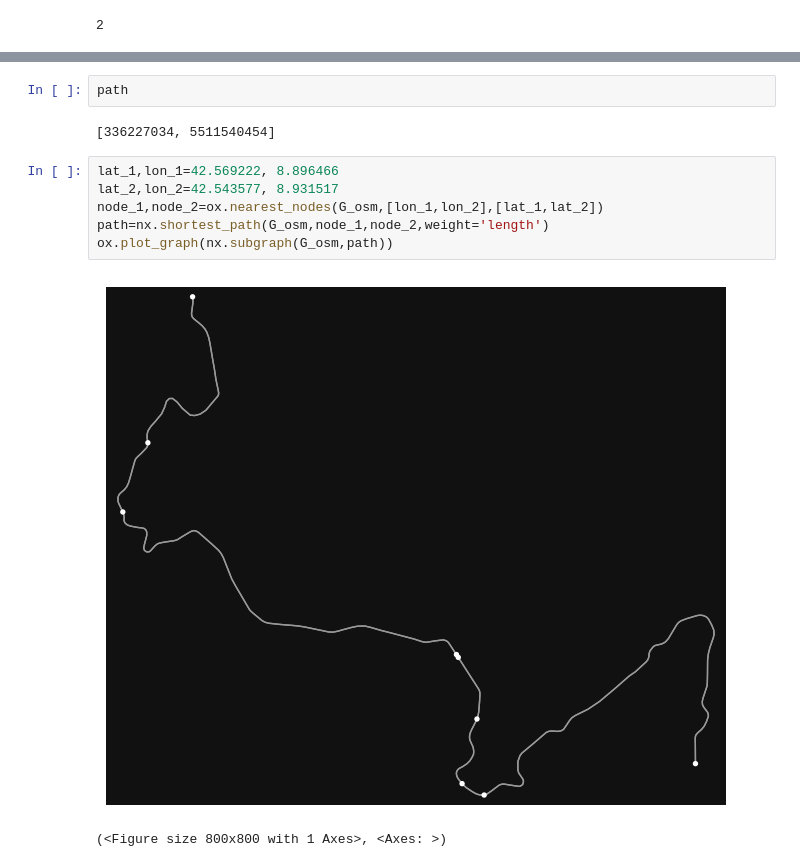
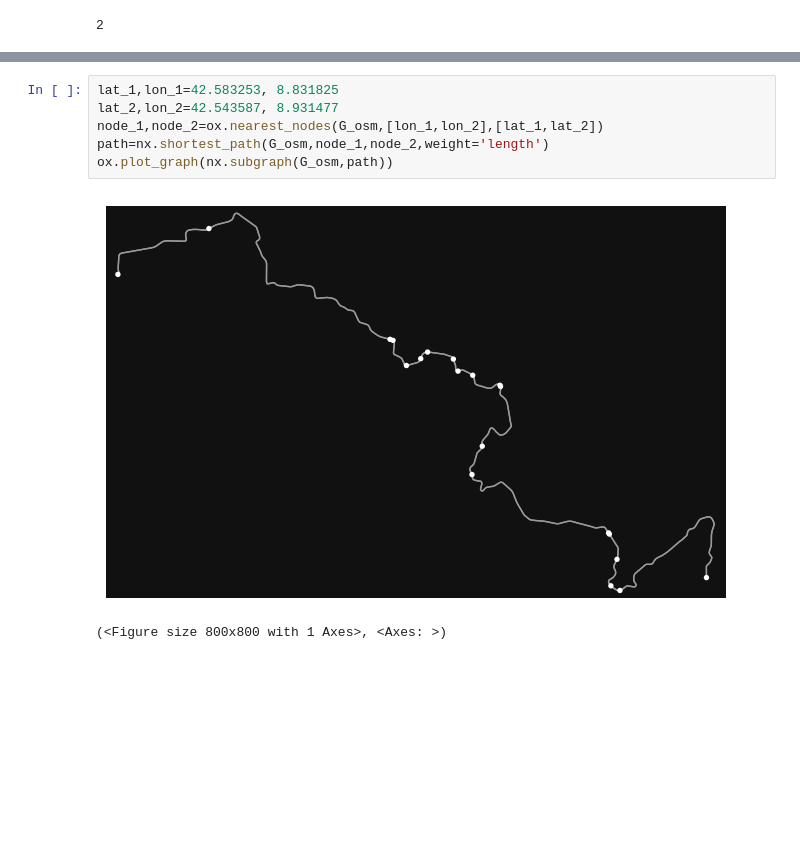
Before and after one commit to pierremennesson/contours_lines, a Jupyter notebook: visualizing_elevations.ipynb, the cells around one changed output, grey strips where cells are left out. Drawn from its saved outputs; the diff is of its cells as text; blank space fills up the shorter version.

```diff
--- a/visualizing_elevations.ipynb
+++ b/visualizing_elevations.ipynb
@@ -54,16 +54,12 @@ len(G_osm.nodes()),len(G_osm.edges())
 (17435, 37758)
-# %%
-path
-# %% [output]
-[336227034, 5511540454]
 # %%
-lat_1,lon_1=42.569222, 8.896466
-lat_2,lon_2=42.543577, 8.931517
+lat_1,lon_1=42.583253, 8.831825
+lat_2,lon_2=42.543587, 8.931477
 node_1,node_2=ox.nearest_nodes(G_osm,[lon_1,lon_2],[lat_1,lat_2])
 path=nx.shortest_path(G_osm,node_1,node_2,weight='length')
 ox.plot_graph(nx.subgraph(G_osm,path))
 # %% [output]
-[figure, old version]
+[figure, new version]
 (<Figure size 800x800 with 1 Axes>, <Axes: >)
 # %%
 edge_coordinates,elevations,nodes_coordinates,nodes_elevations=[],[],[],[]
```
Also changed, not shown: parts of 8 cells of this notebook, 6 other files.
